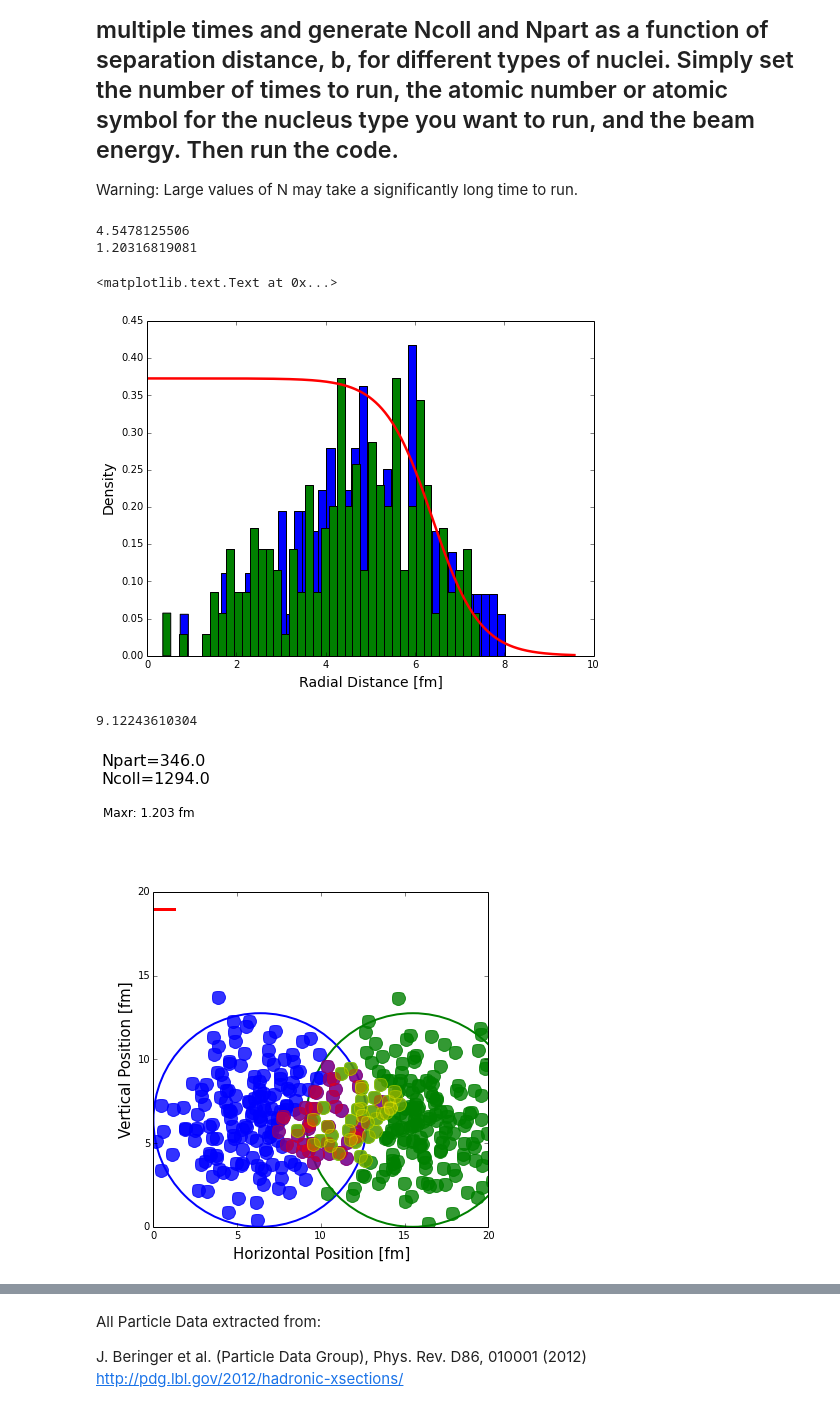
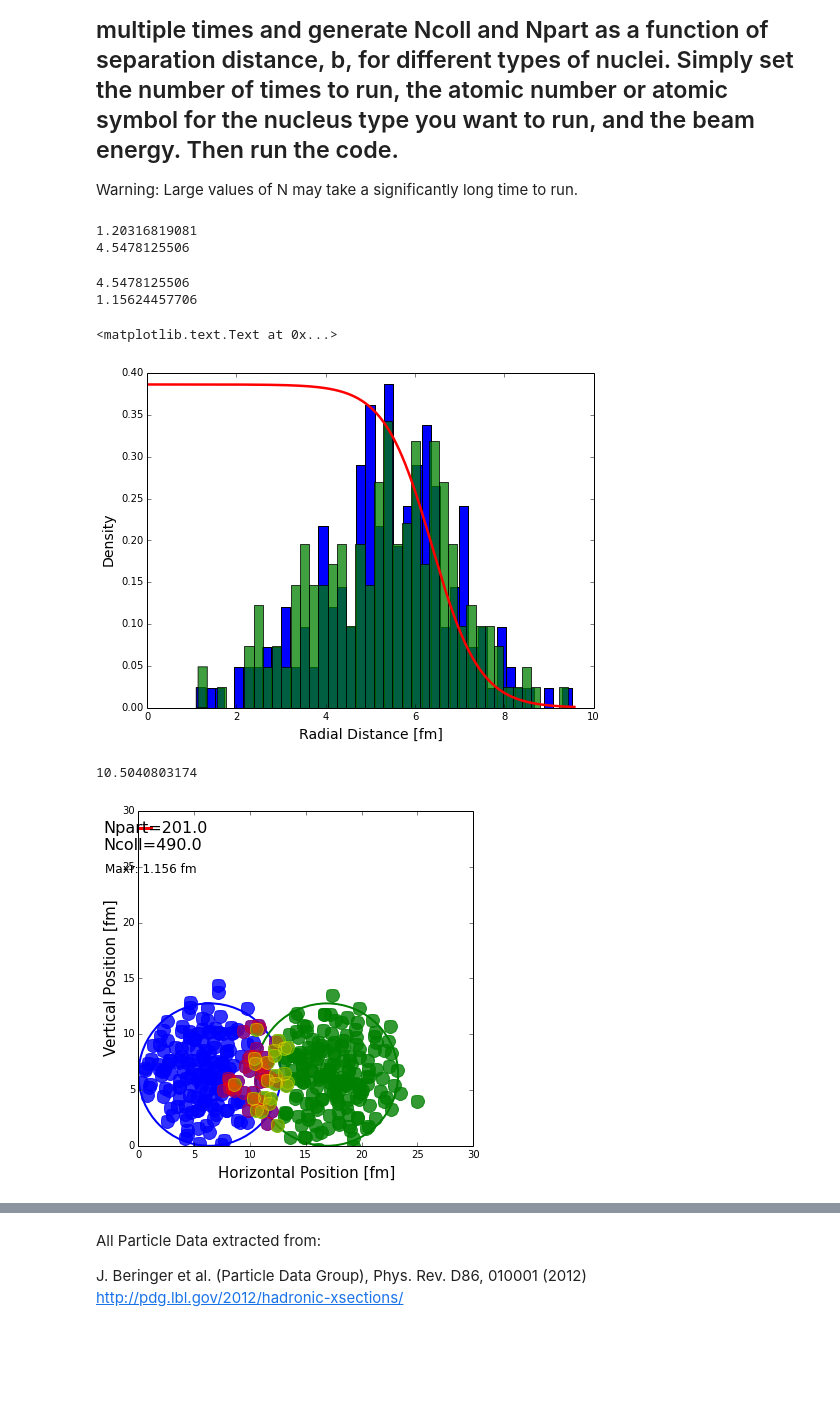
Before and after one commit to jdfreder/MCG, a Jupyter notebook: Project/NuclearInteractions.ipynb, the cells around one changed output, grey strips where cells are left out. Drawn from its saved outputs; the diff is of its cells as text; code cells hidden in the pictures; blank space fills up the shorter version.

```diff
--- a/Project/NuclearInteractions.ipynb
+++ b/Project/NuclearInteractions.ipynb
@@ -145,8 +152,8 @@ figsize(8,6)
 # %% [output]
 [figure]
 # %%
-def WoodsSaxon(y):
-    """Returns the Woods-Saxon Density profile for given element or atomic number"""
+def NCD(y):
+    """Returns the Nuclear Charge Distribution for given element or atomic number"""
     A={'C':12,'O':16,'Al':27,'S':32,'Ca':40,'Ni':58,'Cu':63,'W':186,'Au':197,'Pb':208,'U':238}
     if type(y)==str:
         x=y
@@ -154,7 +161,7 @@ def WoodsSaxon(y):
         for An,Val in A.iteritems():
             if Val==y:
                 x=An
-    a={'C':.0000001,'O':.513,'Al':.519,'S':.61,'Ca':.586,'Ni':.516,'Cu':.596,'W':.535,'Au':.535,'Pb':.546,'U':.6}
+    a={'C':0,'O':.513,'Al':.519,'S':.61,'Ca':.586,'Ni':.516,'Cu':.596,'W':.535,'Au':.535,'Pb':.546,'U':.6}
     w={'C':0,'O':-.051,'Al':0,'S':0,'Ca':-.161,'Ni':-.1308,'Cu':0,'W':0,'Au':0,'Pb':0,'U':0}
     R={'C':2.47,'O':2.608,'Al':3.07,'S':3.458,'Ca':3.76,'Ni':4.309,'Cu':4.2,'W':6.51,'Au':6.38,'Pb':6.68,'U':6.68}
     r=arange(0,1.5*R[x]+.01,.01)
@@ -178,7 +185,7 @@ xlim((0,9))
 # %%
 def distribute1D(x,prob,N):
     """Takes any numerical distribution prob, on the interval defined by the array x, and returns an array of N sampled values that are statistically the same as the input data."""
-    y=prob
+    y=prob*4*pi*r**2
     A=cumsum(y)/(cumsum(y)[(len(x)-1)])
     z=numpy.random.random_sample(N)
     B=searchsorted(A,z)
@@ -192,14 +199,14 @@ b=1.5*Rni*random_sample(1)
 r=arange(0,1.5*Rni+.01,.01)
 Nucleus1=zeros((A['Ni'],2),float)
 Nucleus2=zeros((A['Ni'],2),float)
-Nucleus1[:,0]=distribute1D(r,WoodsSaxon('Ni'),A['Ni'])[:]
-Nucleus2[:,0]=distribute1D(r,WoodsSaxon('Ni'),A['Ni'])[:]
+Nucleus1[:,0]=distribute1D(r,NCD('Ni'),A['Ni'])[:]
+Nucleus2[:,0]=distribute1D(r,NCD('Ni'),A['Ni'])[:]
 
 #Histogram to see the radial distance where each nucleon ended up.
-#Should very roughly follow our Woods-Saxon curve (also shown)
+#Should very roughly follow our NCD curve (also shown)
 n,bins,patches=hist(Nucleus1[:,0],50,normed=True)
 n,bins,patches=hist(Nucleus2[:,0],50,normed=True)
-plot(r,WoodsSaxon('Ni')*max(n),lw=2.5)
+plot(r,NCD('Ni')*max(n),lw=2.5)
 xlabel("Radial Distance [fm]",fontsize=14)
 ylabel("Density",fontsize=14)
 
@@ -286,27 +293,34 @@ The previous two cells of code can be run again to generate a new distribution f
 To gather a good set of data, we need to run the simulation multiple times and generate Ncoll and Npart as a function of separation distance, b, for different types of nuclei. Simply set the number of times to run, the atomic number or atomic symbol for the nucleus type you want to run, and the beam energy. Then run the code.
 -
 Warning: Large values of N may take a significantly long time to run.
+# %%
+BeamEnergy=2.05*10**4
+print (float(SigI(BeamEnergy))/pi)**.5
+print SigI(BeamEnergy)
+# %% [output]
+1.20316819081
+4.5478125506
 # %%
-N=200 #Set number of times to run
+N=4 #Set number of times to run
 Particle='Au' #Set particle (See cell #3 for list of applicable particles and amu)
 BeamEnergy=2.05*10**4 #Set Beam Energy [GeV]
 
 #######################################
 
 Rp=R[Particle]
-b=1.5*Rp*random_sample(N)
+b=3*Rp*random_sample(N)
 r=arange(0,1.5*Rp+.01,.01)
 Npart=zeros(N,float)
 Ncoll=zeros(N,float)
 print SigI(BeamEnergy)
-Maxr=(float(SigI(BeamEnergy))/pi)**.5
+Maxr=(float(4.2/pi))**.5
 print Maxr
 
 for L in range(N):
     Nucleus1=zeros((A[Particle],3),float)
     Nucleus2=zeros((A[Particle],3),float)
-    Nucleus1[:,0]=distribute1D(r,WoodsSaxon(Particle),A[Particle])[:]
-    Nucleus2[:,0]=distribute1D(r,WoodsSaxon(Particle),A[Particle])[:]
+    Nucleus1[:,0]=distribute1D(r,NCD(Particle),A[Particle])[:]
+    Nucleus2[:,0]=distribute1D(r,NCD(Particle),A[Particle])[:]
     for i in range(A[Particle]):
         Nucleus1[i,1]=2*pi*random_sample(1)
         Nucleus2[i,1]=2*pi*random_sample(1)
@@ -321,7 +335,7 @@ for L in range(N):
             else:
                 while sqrt((Nucleus1[p1,0]*cos(Nucleus1[p1,2])*cos(Nucleus1[p1,1])-Nucleus1[p1x,0]*cos(Nucleus1[p1x,2])*cos(Nucleus1[p1x,1]))**2+(Nucleus1[p1,0]*cos(Nucleus1[p1,2])*sin(Nucleus1[p1,1])-Nucleus1[p1x,0]*cos(Nucleus1[p1x,2])*sin(Nucleus1[p1x,1]))**2+(Nucleus1[p1,0]*sin(Nucleus1[p1,2])-Nucleus1[p1x,0]*sin(Nucleus1[p1x,2]))**2)<Maxr:
                     #print "Overlap: "+str(p1)+" "+str(p1x)
-                    Nucleus1[p1x,0]=distribute1D(r,WoodsSaxon(Particle),A[Particle])[p1x]
+                    Nucleus1[p1x,0]=distribute1D(r,NCD(Particle),A[Particle])[p1x]
                     Nucleus1[p1x,1]=2*pi*random_sample(1)
                     Nucleus1[p1x,2]=2*pi*random_sample(1)-pi
                     FailSafe+=1
@@ -337,7 +351,7 @@ for L in range(N):
             else:
                 while sqrt((Nucleus2[p2,0]*cos(Nucleus2[p2,2])*cos(Nucleus2[p2,1])-Nucleus2[p2x,0]*cos(Nucleus2[p2x,2])*cos(Nucleus2[p2x,1]))**2+(Nucleus2[p2,0]*cos(Nucleus2[p2,2])*sin(Nucleus2[p2,1])-Nucleus2[p2x,0]*cos(Nucleus2[p2x,2])*sin(Nucleus2[p2x,1]))**2+(Nucleus2[p2,0]*sin(Nucleus2[p2,2])-Nucleus2[p2x,0]*sin(Nucleus2[p2x,2]))**2)<Maxr:
                     #print "Overlap: "+str(p2)+" "+str(p2x)
-                    Nucleus2[p2x,0]=distribute1D(r,WoodsSaxon(Particle),A[Particle])[p2x]
+                    Nucleus2[p2x,0]=distribute1D(r,NCD(Particle),A[Particle])[p2x]
                     Nucleus2[p2x,1]=2*pi*random_sample(1)
                     Nucleus2[p2x,2]=2*pi*random_sample(1)-pi
                     FailSafe+=1
@@ -375,9 +389,12 @@ for L in range(N):
         if i<100:
             Npart[L]+=1
 
-n,bins,patches=hist(Nucleus1[:,0],40,normed=True)
-n,bins,patches=hist(Nucleus2[:,0],40,normed=True)
-plot(r,WoodsSaxon(Particle)*max(n),lw=2.5)
+n1,bins,patches=hist(Nucleus1[:,0],40,normed=True)
+n2,bins,patches=hist(Nucleus2[:,0],40,normed=True,alpha=.75)
+if max(n1)>max(n2):
+    plot(r,NCD(Particle)*max(n1),lw=2.5)
+if max(n1)<=max(n2):
+    plot(r,NCD(Particle)*max(n2),lw=2.5)
 xlabel("Radial Distance [fm]",fontsize=14)
 ylabel("Density",fontsize=14)
 #print Nucleus1
@@ -389,34 +406,34 @@ ylabel("Density",fontsize=14)
 #print Colide2
 # %% [output]
 4.5478125506
-1.20316819081
+1.15624457706
 <matplotlib.text.Text at 0x...>
-[figure, old version]
+[figure, new version]
 # %%
 #Plots the results of the last collision
 N1=plt.Circle((Rp,Rp),Rp,color='b',fill=False,lw=2)
 N2=plt.Circle((Rp+b[N-1],Rp),Rp,color='g',fill=False,lw=2)
 fig = plt.gcf()
 ax = plt.gca()
 ax.plot(Rp+Nucleus1[:,0]*cos(Nucleus1[:,1])*cos(Nucleus1[:,2]),Rp+Nucleus1[:,0]*sin(Nucleus1[:,1])*cos(Nucleus1[:,2]),'b.',ms=26,alpha=.8,mew=1,mec='blue')
 ax.plot(Rp+b[N-1]+Nucleus2[:,0]*cos(Nucleus2[:,1])*cos(Nucleus2[:,2]),Rp+Nucleus2[:,0]*sin(Nucleus2[:,1])*cos(Nucleus2[:,2]),'g.',ms=26,alpha=.8,mew=1,mec='green')
 ax.plot(Rp+Colide1[:,0]*cos(Colide1[:,1])*cos(Colide1[:,2]),Rp+Colide1[:,0]*sin(Colide1[:,1])*cos(Colide1[:,2]),'r.',ms=26,alpha=.4,mew=1,mec='red')
 ax.plot(Rp+b[N-1]+Colide2[:,0]*cos(Colide2[:,1])*cos(Colide2[:,2]),Rp+Colide2[:,0]*sin(Colide2[:,1])*cos(Colide2[:,2]),'y.',ms=26,alpha=.4,mew=1,mec='yellow')
 ax.annotate('Npart='+str(Npart[0])+'\nNcoll='+str(Ncoll[0]),xy=(1,0),xytext=(-3,26.5),fontsize=16)
 ax.annotate('Maxr: '+str(Maxr)[:5]+' fm',xy=(0,2*Rp),xytext=(-3,24.5),fontsize=12)
 fig.gca().add_artist(N1)
 fig.gca().add_artist(N2)
-zed=20
+zed=30
 plot([0,Maxr],[zed*.95,zed*.95],color='r',ls='-',lw=3)
 xlim((0,zed))
 ylim((0,zed))
 xlabel('Horizontal Position [fm]',fontsize=15)
 ylabel('Vertical Position [fm]',fontsize=15)
 fig.set_size_inches(6,6)
 print b[-1]
 # %% [output]
-9.12243610304
+10.5040803174
-[figure, old version]
+[figure, new version]
 # %%
 #1000 iterations of U-U collisions at 5.5 TeV
 scatter(b,Npart,label='Participants',color='b')
```
Also changed, not shown: parts of 8 cells of this notebook, 7 other files.
